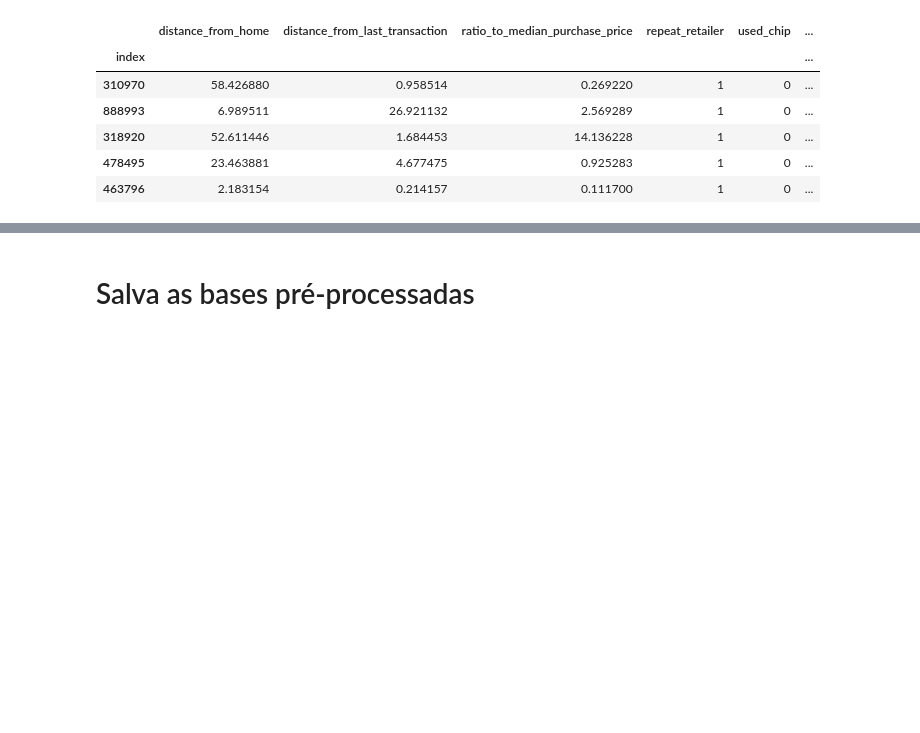
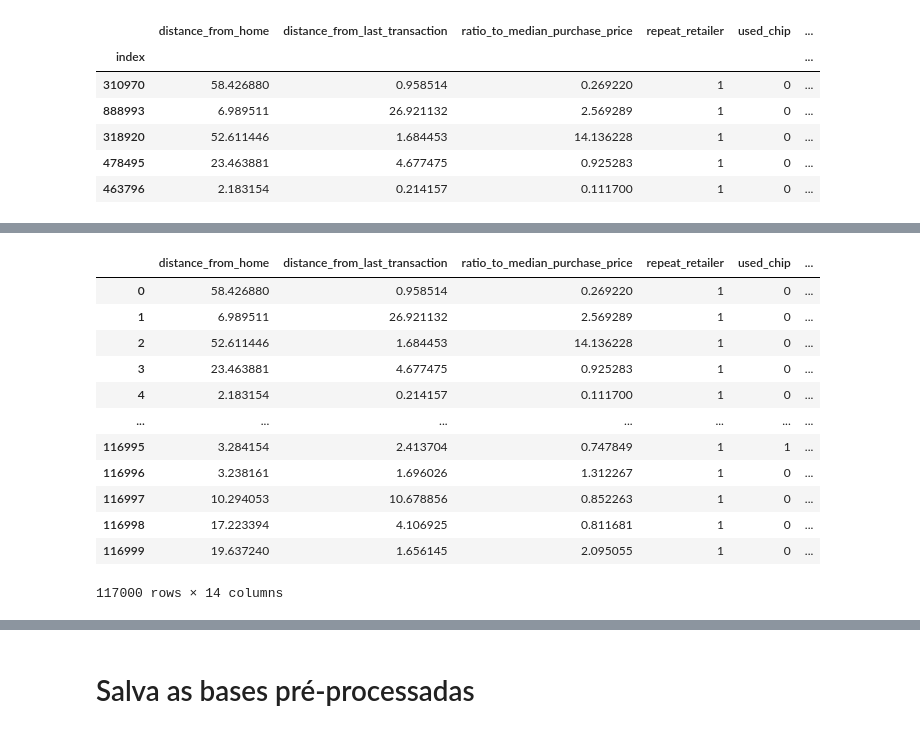
Before and after one commit to HugoCalegari/Estudo_Fraude_CC, a Jupyter notebook: vFraude_CC/3.Pre_processamento/1.Pre_processa_dados.ipynb, the cells around one changed output, grey strips where cells are left out. Cells and saved outputs as stored; diff of their text form; code cells hidden in the pictures; blank space fills up the shorter version.

Commit message:
[Add] Adiciona etapa de padronização na variável logarítmica

```diff
--- a/vFraude_CC/3.Pre_processamento/1.Pre_processa_dados.ipynb
+++ b/vFraude_CC/3.Pre_processamento/1.Pre_processa_dados.ipynb
@@ -68,0 +74,5 @@ val.head()
+# %%
+numericas = ['log_DFH', 'log_DFLT', 'log_RTMPP']
+df_num_treino = Padronizacao(treino, numericas, tipo='padro', nome_sclr = 'scaler_SC_v1.pkl')[0]
+df_num_treino.columns = ['log_DFH_padro', 'log_DFLT_padro', 'log_RTMPP_padro']
+df_num_treino.head()
@@ -68,0 +87,7 @@ val.head()
+# %%
+with open('/home/hugo/Documents/Git_GitHub/Estudo_Fraude_CC/vFraude_CC/3.Pre_processamento/scaler_SC_v1.pkl','rb') as f:
+    sc_v1 = pickle.load(f)
+# %%
+df_num_val = pd.DataFrame(sc_v1.transform(val[numericas]), columns=sc_v1.get_feature_names_out())
+df_num_val.columns = ['log_DFH_padro', 'log_DFLT_padro', 'log_RTMPP_padro']
+df_num_val.head()
@@ -68,0 +113,16 @@ val.head()
+# %%
+pd.concat([val.reset_index(drop=True),df_num_val], axis=1)
+# %% [output]
+|  | distance_from_home | distance_from_last_transaction | ratio_to_median_purchase_price | repeat_retailer | used_chip | ... |
+| 0 | 58.426880 | 0.958514 | 0.269220 | 1 | 0 | ... |
+| 1 | 6.989511 | 26.921132 | 2.569289 | 1 | 0 | ... |
+| 2 | 52.611446 | 1.684453 | 14.136228 | 1 | 0 | ... |
+| 3 | 23.463881 | 4.677475 | 0.925283 | 1 | 0 | ... |
+| 4 | 2.183154 | 0.214157 | 0.111700 | 1 | 0 | ... |
+| ... | ... | ... | ... | ... | ... | ... |
+| 116995 | 3.284154 | 2.413704 | 0.747849 | 1 | 1 | ... |
+| 116996 | 3.238161 | 1.696026 | 1.312267 | 1 | 0 | ... |
+| 116997 | 10.294053 | 10.678856 | 0.852263 | 1 | 0 | ... |
+| 116998 | 17.223394 | 4.106925 | 0.811681 | 1 | 0 | ... |
+| 116999 | 19.637240 | 1.656145 | 2.095055 | 1 | 0 | ... |
+117000 rows × 14 columns
```
Also changed, not shown: parts of 9 cells of this notebook.
